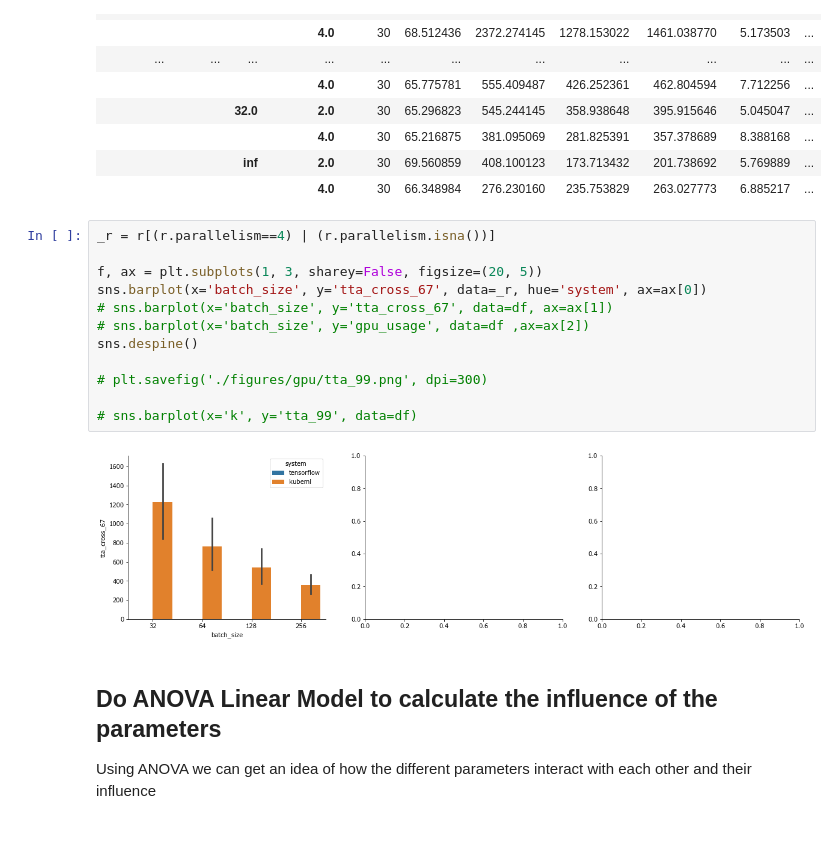
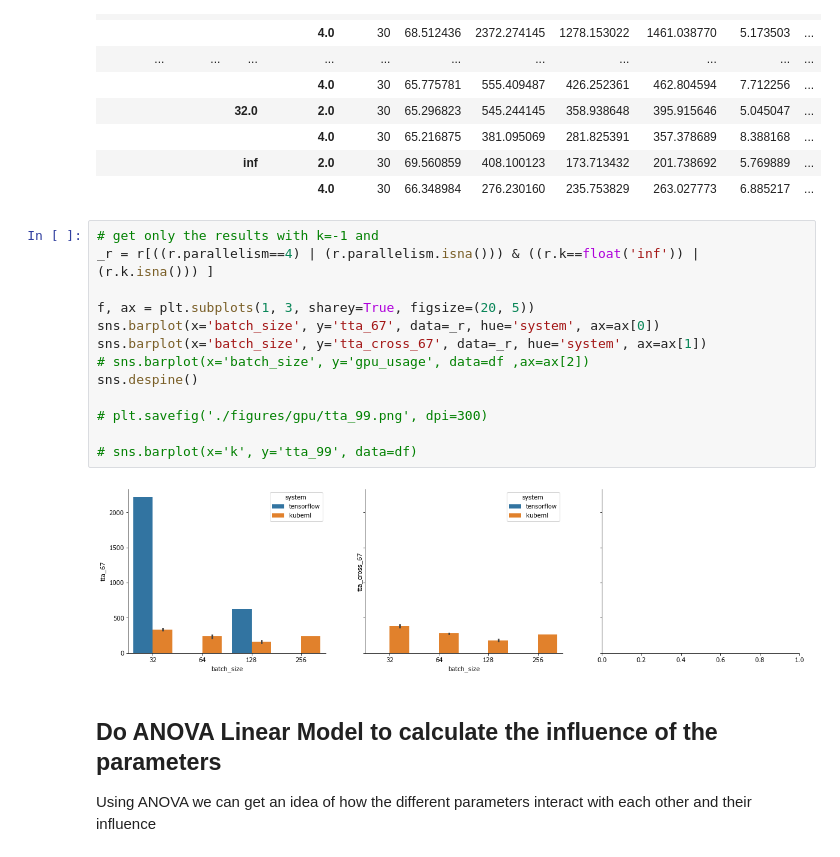
Before and after one commit to DiegoStock12/kubeml, a Jupyter notebook: ml/experiments/insights.ipynb, the cells around one changed output. Saved outputs shown, nothing was run; the diff lists cells and outputs as text.

```diff
--- a/ml/experiments/insights.ipynb
+++ b/ml/experiments/insights.ipynb
@@ -332,19 +332,20 @@ r.groupby(['batch_size', 'system', 'k', 'parallelism']).mean()
 |  |  | inf | 2.0 | 30 | 69.560859 | 408.100123 | 173.713432 | 201.738692 | 5.769889 | ... |
 |  |  |  | 4.0 | 30 | 66.348984 | 276.230160 | 235.753829 | 263.027773 | 6.885217 | ... |
 # %%
-_r = r[(r.parallelism==4) | (r.parallelism.isna())]
+# get only the results with k=-1 and
+_r = r[((r.parallelism==4) | (r.parallelism.isna())) & ((r.k==float('inf')) | (r.k.isna())) ]
 
-f, ax = plt.subplots(1, 3, sharey=False, figsize=(20, 5))
-sns.barplot(x='batch_size', y='tta_cross_67', data=_r, hue='system', ax=ax[0])
-# sns.barplot(x='batch_size', y='tta_cross_67', data=df, ax=ax[1])
+f, ax = plt.subplots(1, 3, sharey=True, figsize=(20, 5))
+sns.barplot(x='batch_size', y='tta_67', data=_r, hue='system', ax=ax[0])
+sns.barplot(x='batch_size', y='tta_cross_67', data=_r, hue='system', ax=ax[1])
 # sns.barplot(x='batch_size', y='gpu_usage', data=df ,ax=ax[2])
 sns.despine()
 
 # plt.savefig('./figures/gpu/tta_99.png', dpi=300)
 
 # sns.barplot(x='k', y='tta_99', data=df)
 # %% [output]
-[figure, old version]
+[figure, new version]
 # %% [markdown]
 ## Do ANOVA Linear Model to calculate the influence of the parameters
 
```
Also changed, not shown: 2 other files.
